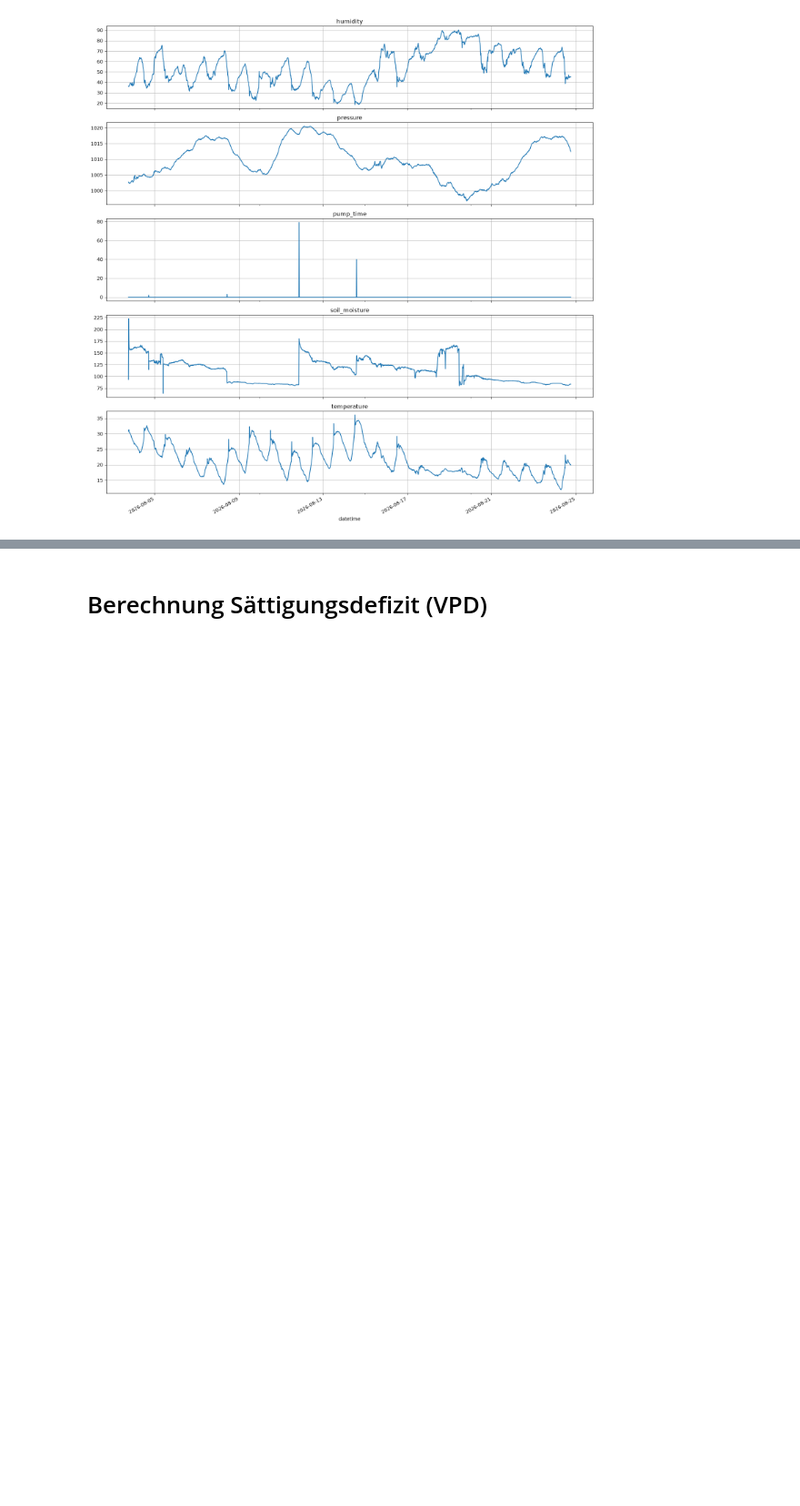
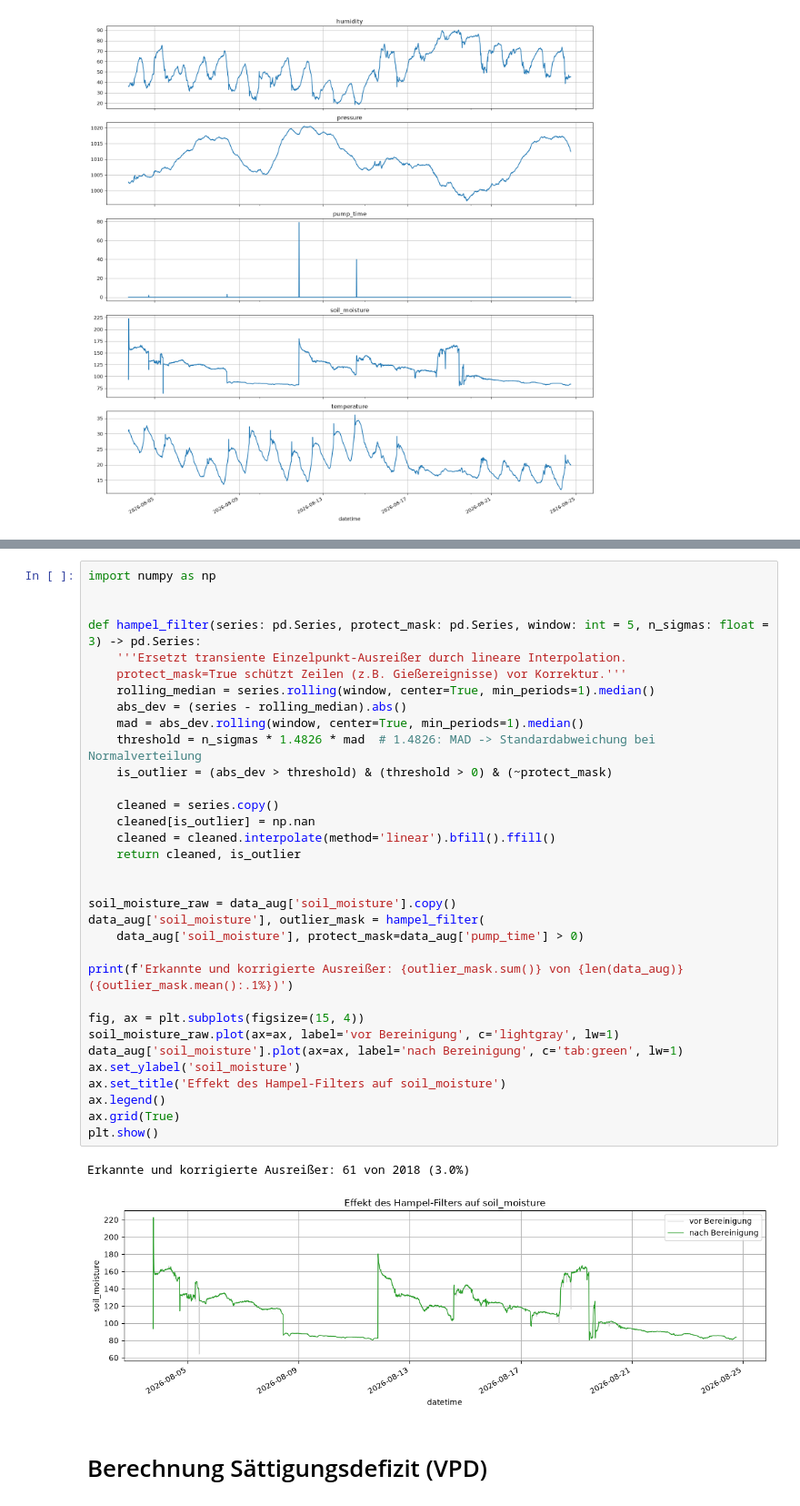
Before and after one commit to jankruse-dev/DataScience_Notebook, a Jupyter notebook: Data_Science_Jan_Kruse_1230471.ipynb, the cells around one changed output, grey strips where cells are left out. Shown at 91% size. Cells and saved outputs as stored; diff of their text form; blank space fills up the shorter version.

```diff
--- a/Data_Science_Jan_Kruse_1230471.ipynb
+++ b/Data_Science_Jan_Kruse_1230471.ipynb
@@ -252,3 +252,39 @@ print(weather_history)
+# %%
+import numpy as np
+
+
+def hampel_filter(series: pd.Series, protect_mask: pd.Series, window: int = 5, n_sigmas: float = 3) -> pd.Series:
+    '''Ersetzt transiente Einzelpunkt-Ausreißer durch lineare Interpolation.
+    protect_mask=True schützt Zeilen (z.B. Gießereignisse) vor Korrektur.'''
+    rolling_median = series.rolling(window, center=True, min_periods=1).median()
+    abs_dev = (series - rolling_median).abs()
+    mad = abs_dev.rolling(window, center=True, min_periods=1).median()
+    threshold = n_sigmas * 1.4826 * mad  # 1.4826: MAD -> Standardabweichung bei Normalverteilung
+    is_outlier = (abs_dev > threshold) & (threshold > 0) & (~protect_mask)
+
+    cleaned = series.copy()
+    cleaned[is_outlier] = np.nan
+    cleaned = cleaned.interpolate(method='linear').bfill().ffill()
+    return cleaned, is_outlier
+
+
+soil_moisture_raw = data_aug['soil_moisture'].copy()
+data_aug['soil_moisture'], outlier_mask = hampel_filter(
+    data_aug['soil_moisture'], protect_mask=data_aug['pump_time'] > 0)
+
+print(f'Erkannte und korrigierte Ausreißer: {outlier_mask.sum()} von {len(data_aug)} ({outlier_mask.mean():.1%})')
+
+fig, ax = plt.subplots(figsize=(15, 4))
+soil_moisture_raw.plot(ax=ax, label='vor Bereinigung', c='lightgray', lw=1)
+data_aug['soil_moisture'].plot(ax=ax, label='nach Bereinigung', c='tab:green', lw=1)
+ax.set_ylabel('soil_moisture')
+ax.set_title('Effekt des Hampel-Filters auf soil_moisture')
+ax.legend()
+ax.grid(True)
+plt.show()
+# %% [output]
+Erkannte und korrigierte Ausreißer: 61 von 2018 (3.0%)
+[figure, added]
 # %% [markdown]
 # Berechnung Sättigungsdefizit (VPD)
 # %%
```
Also changed, not shown: parts of 36 cells of this notebook, 1 other file.
